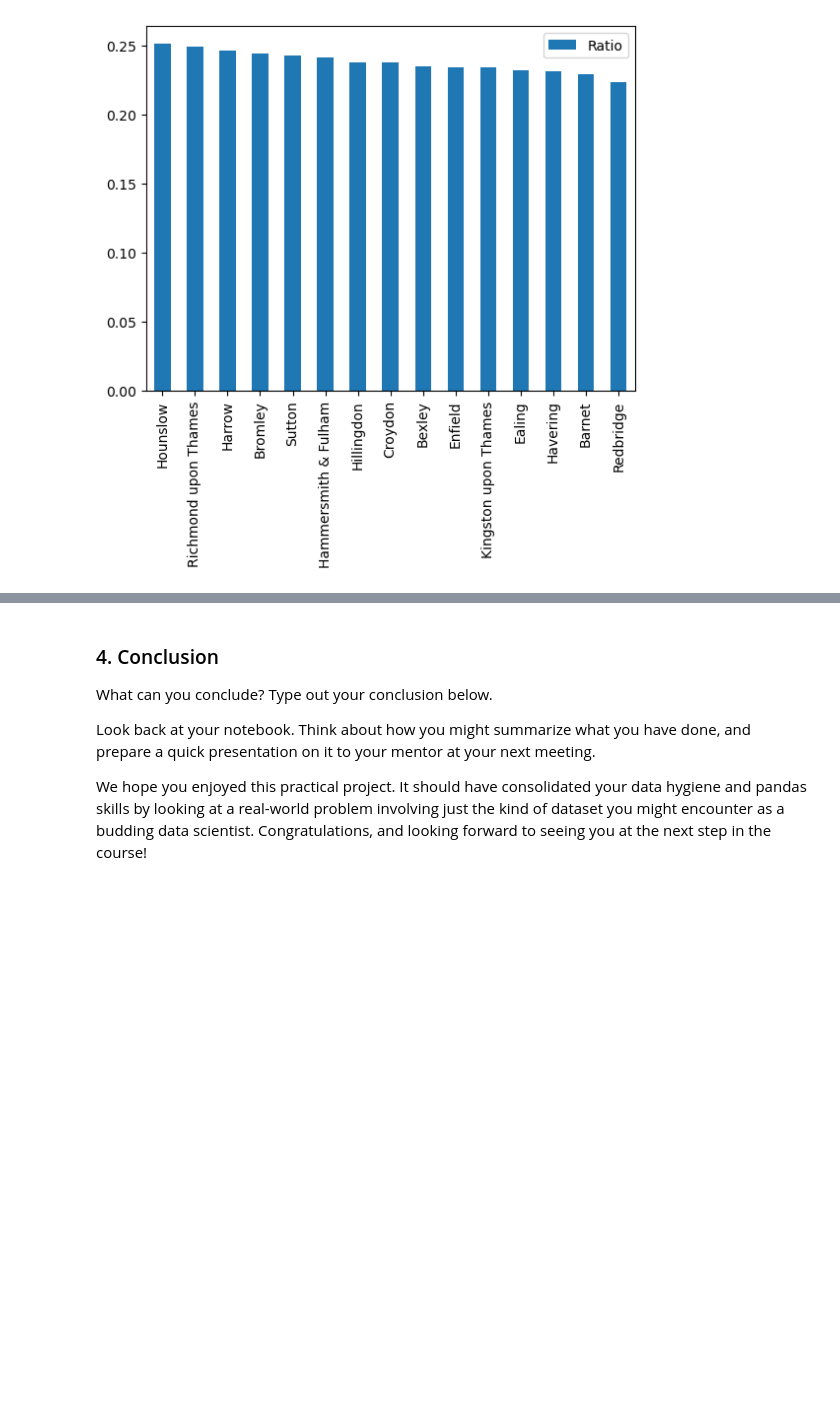
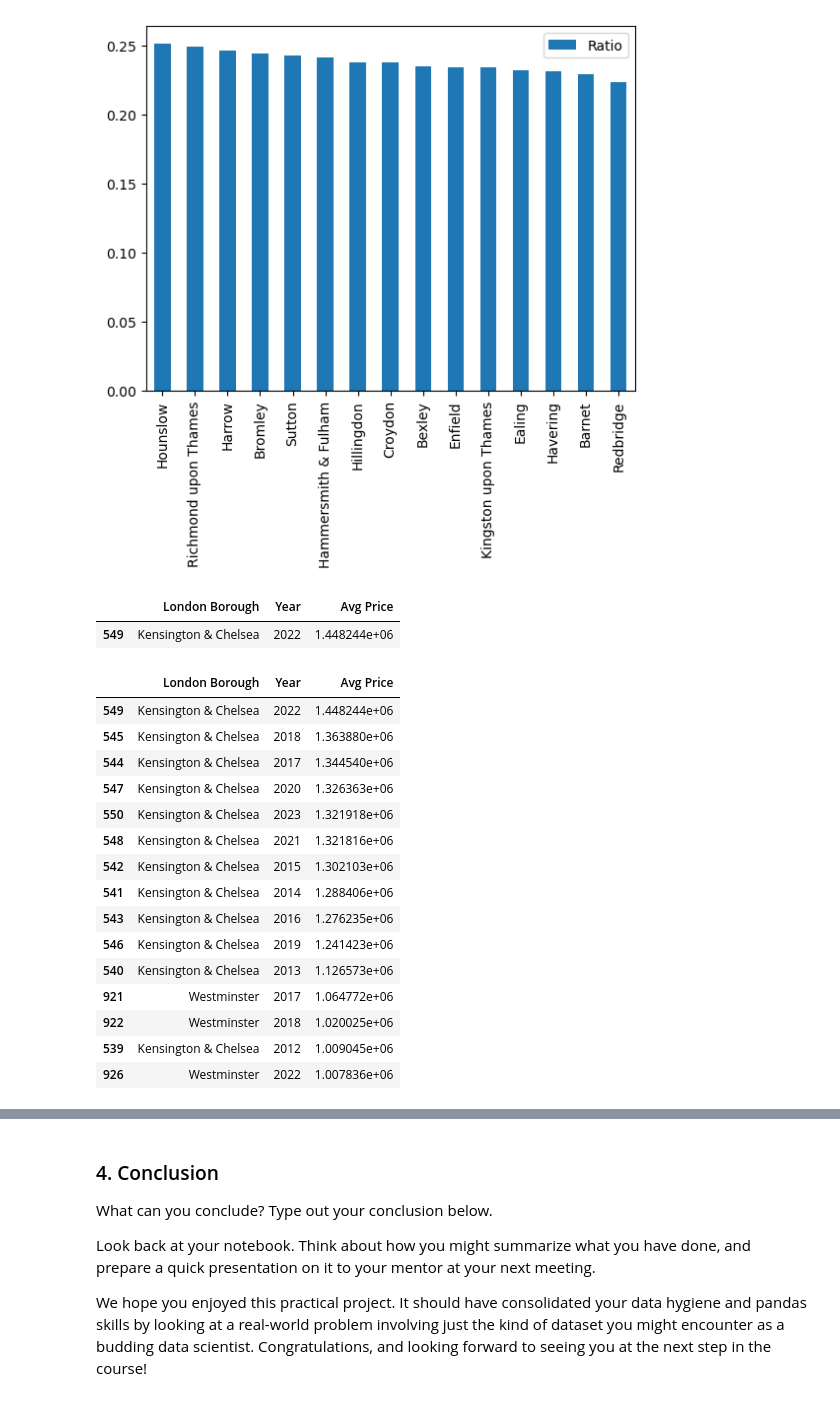
Before and after one commit to OCD0505/Springboard, a Jupyter notebook: Springboard - Unit 4 Challenge - Tier 3-checkpoint.ipynb, the cells around one changed output, grey strips where cells are left out. Cells and saved outputs as stored; diff of their text form; code cells hidden in the pictures; blank space fills up the shorter version.

```diff
--- a/Springboard - Unit 4 Challenge - Tier 3-checkpoint.ipynb
+++ b/Springboard - Unit 4 Challenge - Tier 3-checkpoint.ipynb
@@ -407,3 +407,27 @@ ax.set_xticklabels(top15['London Borough'])
 plt.show()
 # %% [output]
 [figure]
+# %%
+df_boroughs_r1[df_boroughs_r1['Avg Price']==max(df_boroughs_r1['Avg Price'])]
+# %% [output]
+|  | London Borough | Year | Avg Price |
+| 549 | Kensington & Chelsea | 2022 | 1.448244e+06 |
+# %%
+df_boroughs_r1.sort_values(by = 'Avg Price', ascending=False).head(15)
+# %% [output]
+|  | London Borough | Year | Avg Price |
+| 549 | Kensington & Chelsea | 2022 | 1.448244e+06 |
+| 545 | Kensington & Chelsea | 2018 | 1.363880e+06 |
+| 544 | Kensington & Chelsea | 2017 | 1.344540e+06 |
+| 547 | Kensington & Chelsea | 2020 | 1.326363e+06 |
+| 550 | Kensington & Chelsea | 2023 | 1.321918e+06 |
+| 548 | Kensington & Chelsea | 2021 | 1.321816e+06 |
+| 542 | Kensington & Chelsea | 2015 | 1.302103e+06 |
+| 541 | Kensington & Chelsea | 2014 | 1.288406e+06 |
+| 543 | Kensington & Chelsea | 2016 | 1.276235e+06 |
+| 546 | Kensington & Chelsea | 2019 | 1.241423e+06 |
+| 540 | Kensington & Chelsea | 2013 | 1.126573e+06 |
+| 921 | Westminster | 2017 | 1.064772e+06 |
+| 922 | Westminster | 2018 | 1.020025e+06 |
+| 539 | Kensington & Chelsea | 2012 | 1.009045e+06 |
+| 926 | Westminster | 2022 | 1.007836e+06 |
```
Also changed, not shown: parts of 1 cell of this notebook.
